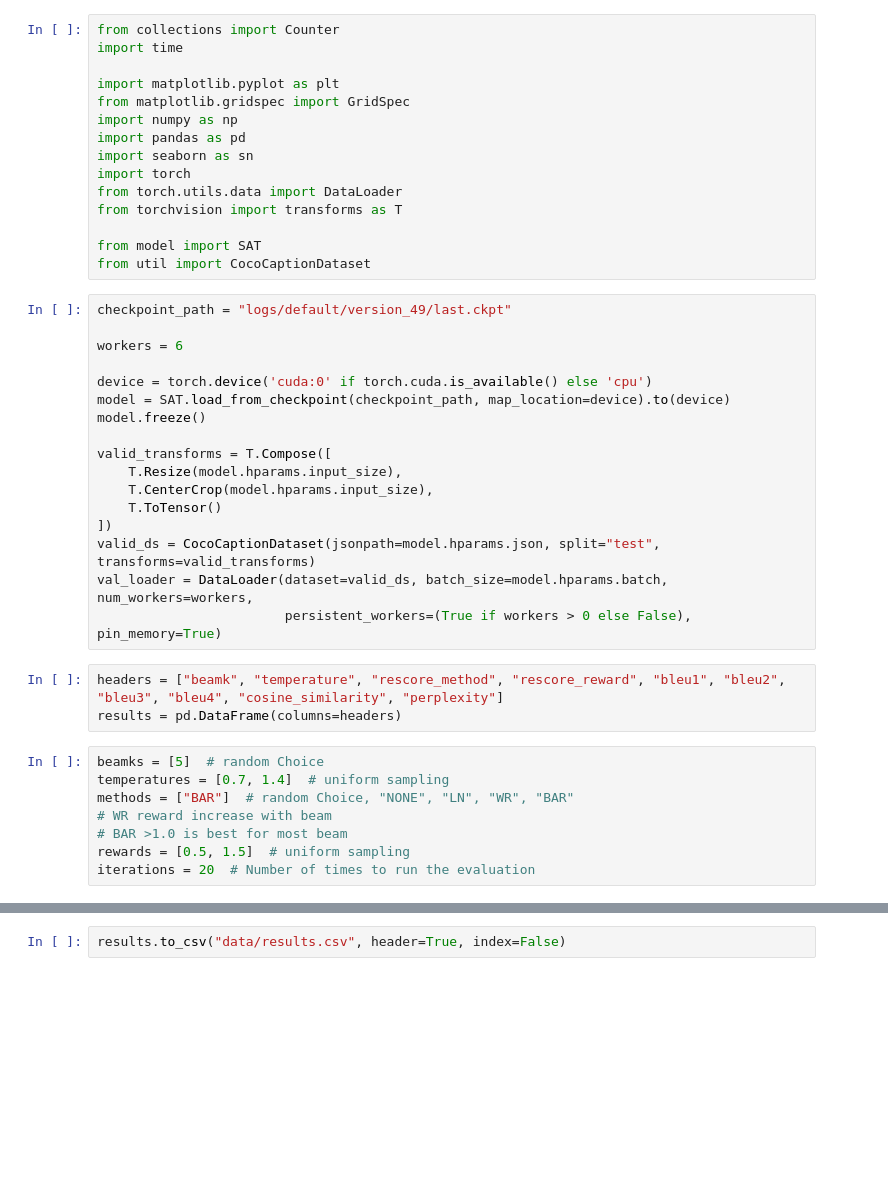
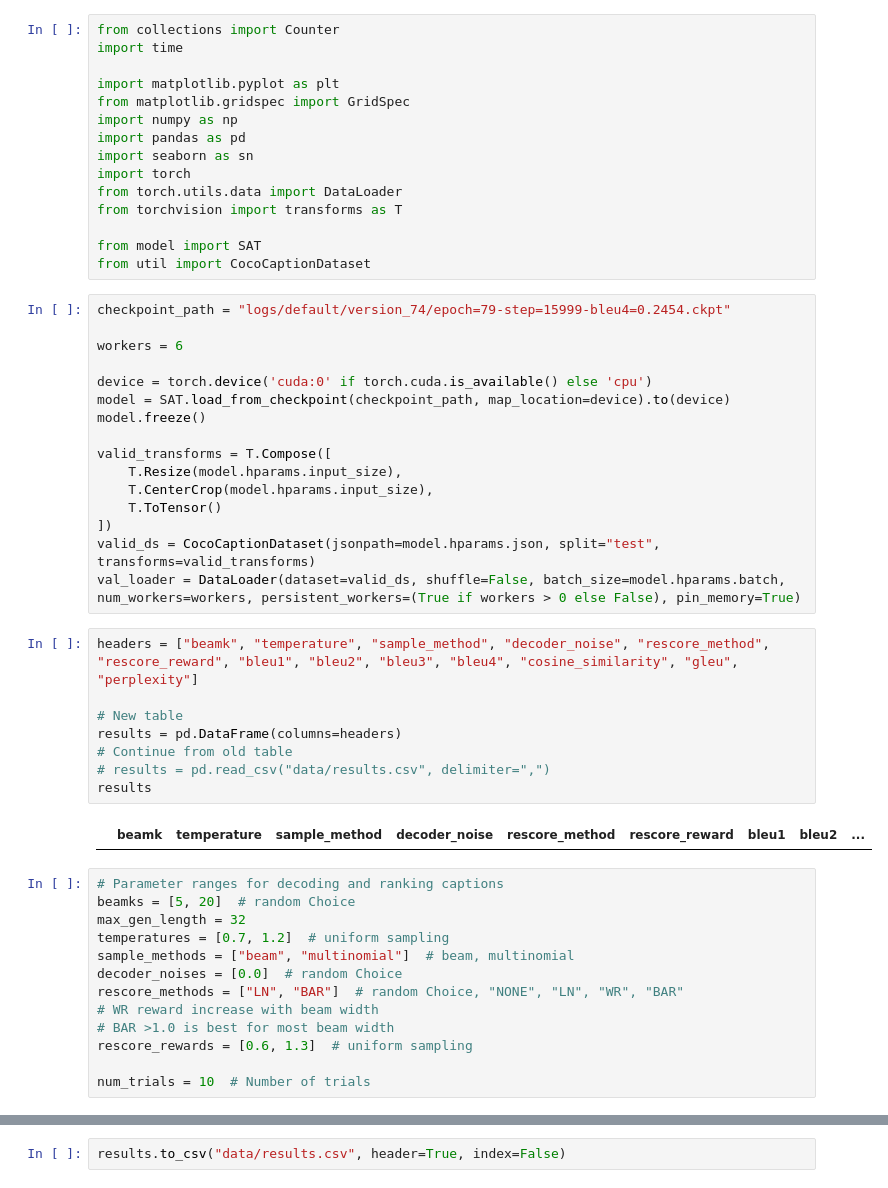
Before and after one commit to Lukeasargen/Show-Attend-and-Tell-Pytorch-Lightning, a Jupyter notebook: evaluate.ipynb, the cells around one changed output, grey strips where cells are left out. Saved outputs shown, nothing was run; the diff lists cells and outputs as text; blank space fills up the shorter version.

```diff
--- a/evaluate.ipynb
+++ b/evaluate.ipynb
@@ -14,7 +14,7 @@ from torchvision import transforms as T
 from model import SAT
 from util import CocoCaptionDataset
 # %%
-checkpoint_path = "logs/default/version_49/last.ckpt"
+checkpoint_path = "logs/default/version_74/epoch=79-step=15999-bleu4=0.2454.ckpt"
 
 workers = 6
 
@@ -28,19 +28,30 @@ valid_transforms = T.Compose([
     T.ToTensor()
 ])
 valid_ds = CocoCaptionDataset(jsonpath=model.hparams.json, split="test", transforms=valid_transforms)
-val_loader = DataLoader(dataset=valid_ds, batch_size=model.hparams.batch, num_workers=workers,
-                        persistent_workers=(True if workers > 0 else False), pin_memory=True)
+val_loader = DataLoader(dataset=valid_ds, shuffle=False, batch_size=model.hparams.batch, num_workers=workers, persistent_workers=(True if workers > 0 else False), pin_memory=True)
 # %%
-headers = ["beamk", "temperature", "rescore_method", "rescore_reward", "bleu1", "bleu2", "bleu3", "bleu4", "cosine_similarity", "perplexity"]
+headers = ["beamk", "temperature", "sample_method", "decoder_noise", "rescore_method", "rescore_reward", "bleu1", "bleu2", "bleu3", "bleu4", "cosine_similarity", "gleu", "perplexity"]
+
+# New table
 results = pd.DataFrame(columns=headers)
+# Continue from old table
+# results = pd.read_csv("data/results.csv", delimiter=",")
+results
+# %% [output]
+|  | beamk | temperature | sample_method | decoder_noise | rescore_method | rescore_reward | bleu1 | bleu2 | ... |
 # %%
-beamks = [5]  # random Choice
-temperatures = [0.7, 1.4]  # uniform sampling
-methods = ["BAR"]  # random Choice, "NONE", "LN", "WR", "BAR"
-# WR reward increase with beam
-# BAR >1.0 is best for most beam
-rewards = [0.5, 1.5]  # uniform sampling
-iterations = 20  # Number of times to run the evaluation
+# Parameter ranges for decoding and ranking captions
+beamks = [5, 20]  # random Choice
+max_gen_length = 32
+temperatures = [0.7, 1.2]  # uniform sampling
+sample_methods = ["beam", "multinomial"]  # beam, multinomial
+decoder_noises = [0.0]  # random Choice
+rescore_methods = ["LN", "BAR"]  # random Choice, "NONE", "LN", "WR", "BAR"
+# WR reward increase with beam width
+# BAR >1.0 is best for most beam width
+rescore_rewards = [0.6, 1.3]  # uniform sampling
+
+num_trials = 10  # Number of trials
 # %%
 # random grid search for N trials
 t0 = time.time()
```
Also changed, not shown: parts of 6 cells of this notebook, 4 other files.
